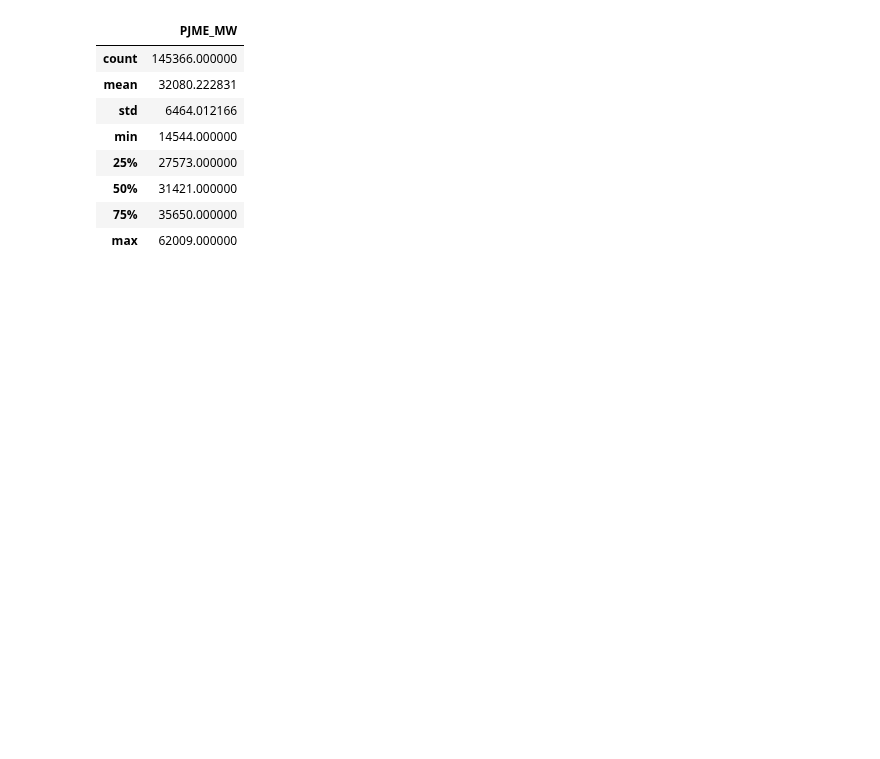
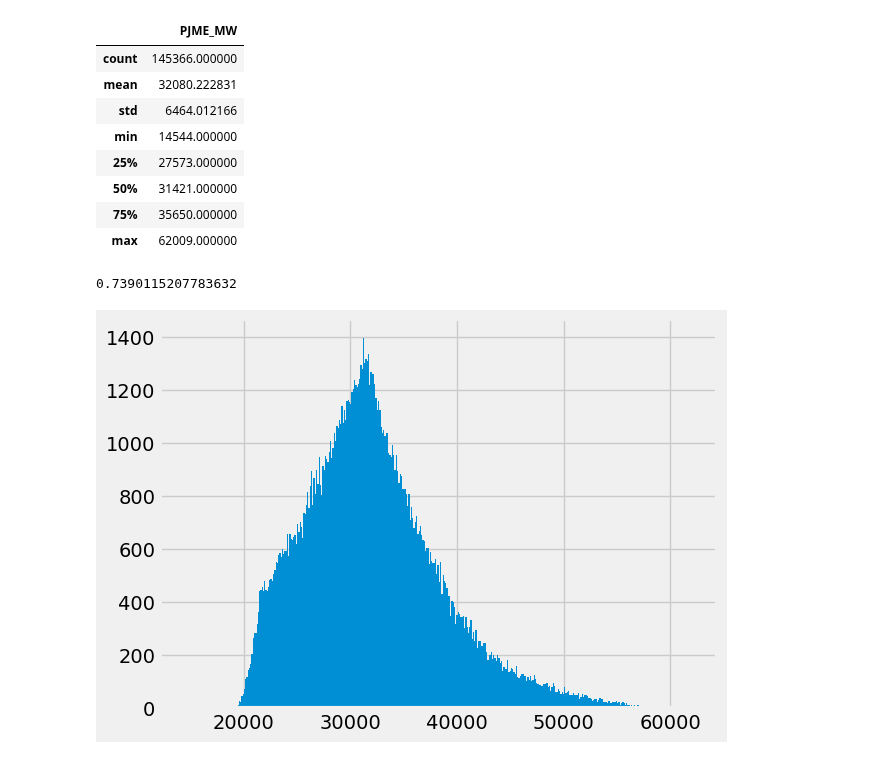
Before and after one commit to anasselbasra/Time-Series-XGBoost-from-Scratch, a Jupyter notebook: Time_Series_XGBoost_from_Scratch.ipynb, the cells around one changed output. Drawn from its saved outputs; the diff is of its cells as text; code cells hidden in the pictures; blank space fills up the shorter version.

```diff
--- a/Time_Series_XGBoost_from_Scratch.ipynb
+++ b/Time_Series_XGBoost_from_Scratch.ipynb
@@ -133,3 +133,11 @@ df.describe()
 | 50% | 31421.000000 |
 | 75% | 35650.000000 |
 | max | 62009.000000 |
+# %%
+%%time
+print((df.PJME_MW.skew()))
+df.PJME_MW.hist(bins=400)
+plt.show()
+# %% [output]
+0.7390115207783632
+[figure, added]
```
Also changed, not shown: parts of 15 cells of this notebook.
